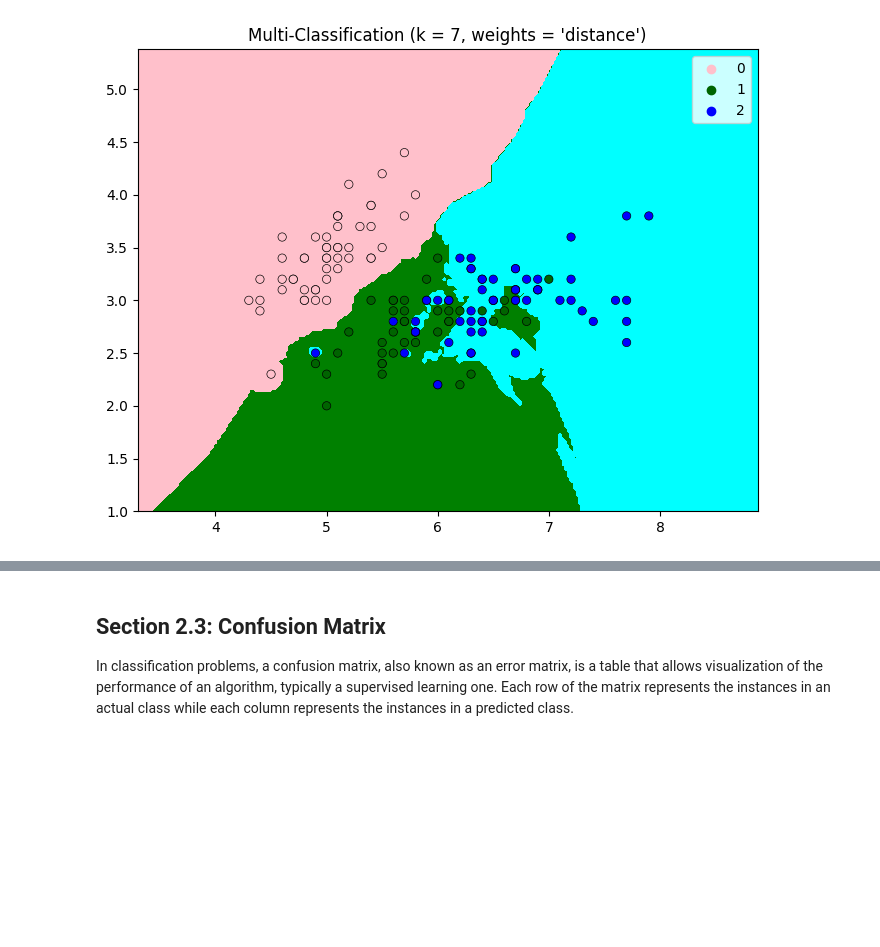
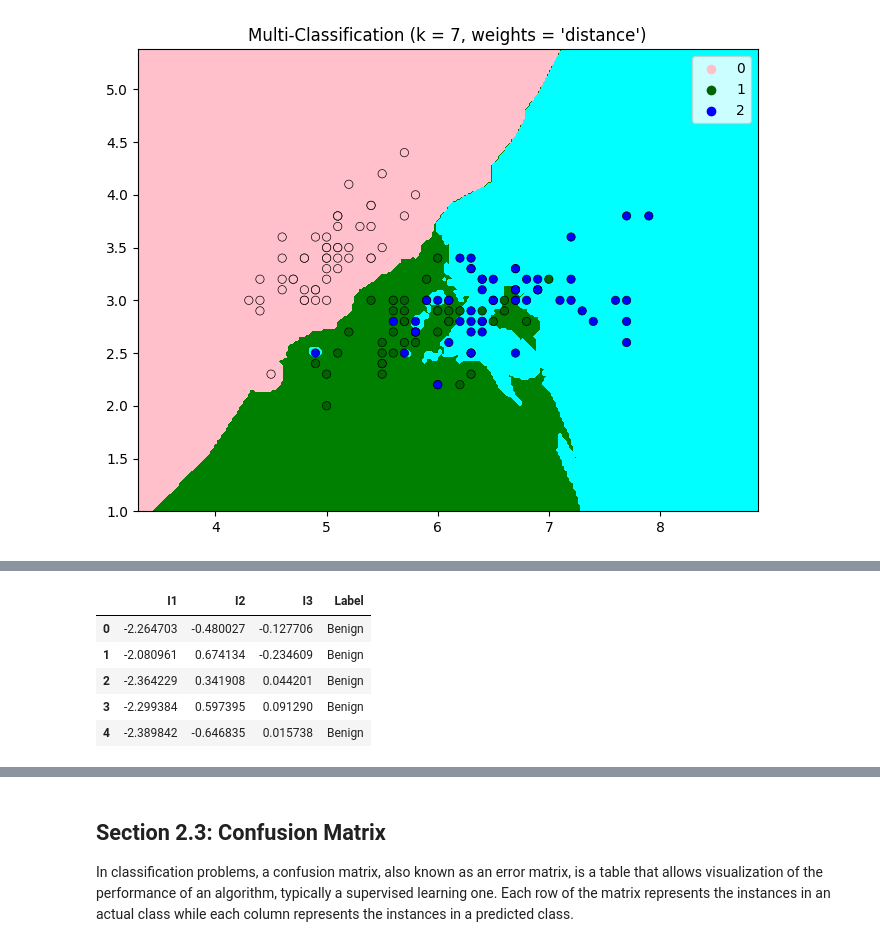
Before and after one commit to Sripadhalakshmi27/FMML-Labs-Assignments, a Jupyter notebook: Mod3_lab2.ipynb, the cells around one changed output, grey strips where cells are left out. Cells and saved outputs as stored; diff of their text form; code cells hidden in the pictures; blank space fills up the shorter version.

```diff
--- a/Mod3_lab2.ipynb
+++ b/Mod3_lab2.ipynb
@@ -317,0 +408,8 @@ decision_boundary_plot(x_pts,y_pts,7)
+# %%
+matrix_w = np.hstack((eig_pairs[0][1].reshape(4,1),
+                      eig_pairs[1][1].reshape(4,1),
+                      eig_pairs[2][1].reshape(4,1)))
+
+Y = X_std.dot(matrix_w)
+
+print(Y)
@@ -317,0 +459,25 @@ decision_boundary_plot(x_pts,y_pts,7)
+# %%
+final_df = pd.DataFrame(columns=["I1", "I2", "I3", "Label"])
+
+for i in range(len(Y)):
+
+    dicti = dict()
+
+    dicti["I1"] = Y[i, 0]
+    dicti["I2"] = Y[i, 1]
+    dicti["I3"] = Y[i, 2]
+    if (int(iris_labels[i][0]) == 0):
+      dicti["Label"] = "Benign"
+    else:
+      dicti["Label"] = "Malignant"
+
+    final_df = final_df.append(dicti, ignore_index = True)
+
+final_df.head()
+# %% [output]
+|  | I1 | I2 | I3 | Label |
+| 0 | -2.264703 | -0.480027 | -0.127706 | Benign |
+| 1 | -2.080961 | 0.674134 | -0.234609 | Benign |
+| 2 | -2.364229 | 0.341908 | 0.044201 | Benign |
+| 3 | -2.299384 | 0.597395 | 0.091290 | Benign |
+| 4 | -2.389842 | -0.646835 | 0.015738 | Benign |
```
Also changed, not shown: parts of 21 cells of this notebook.
